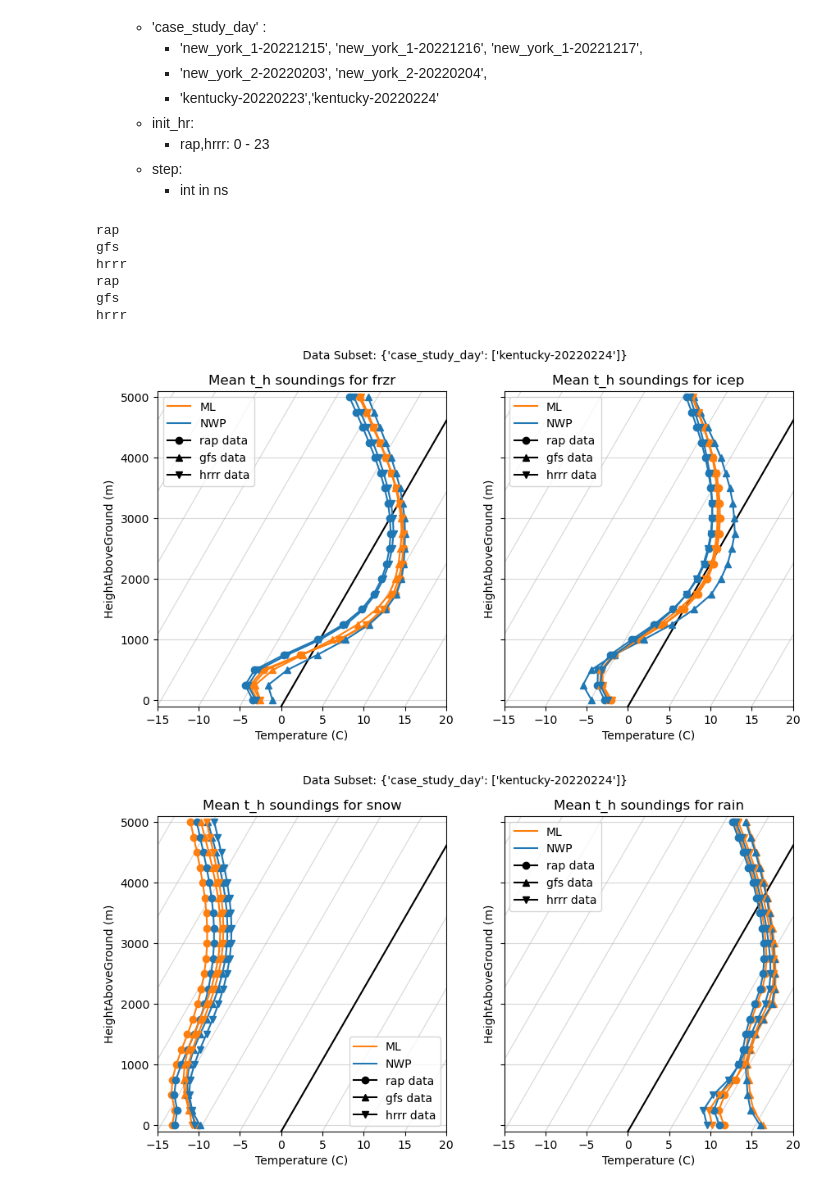
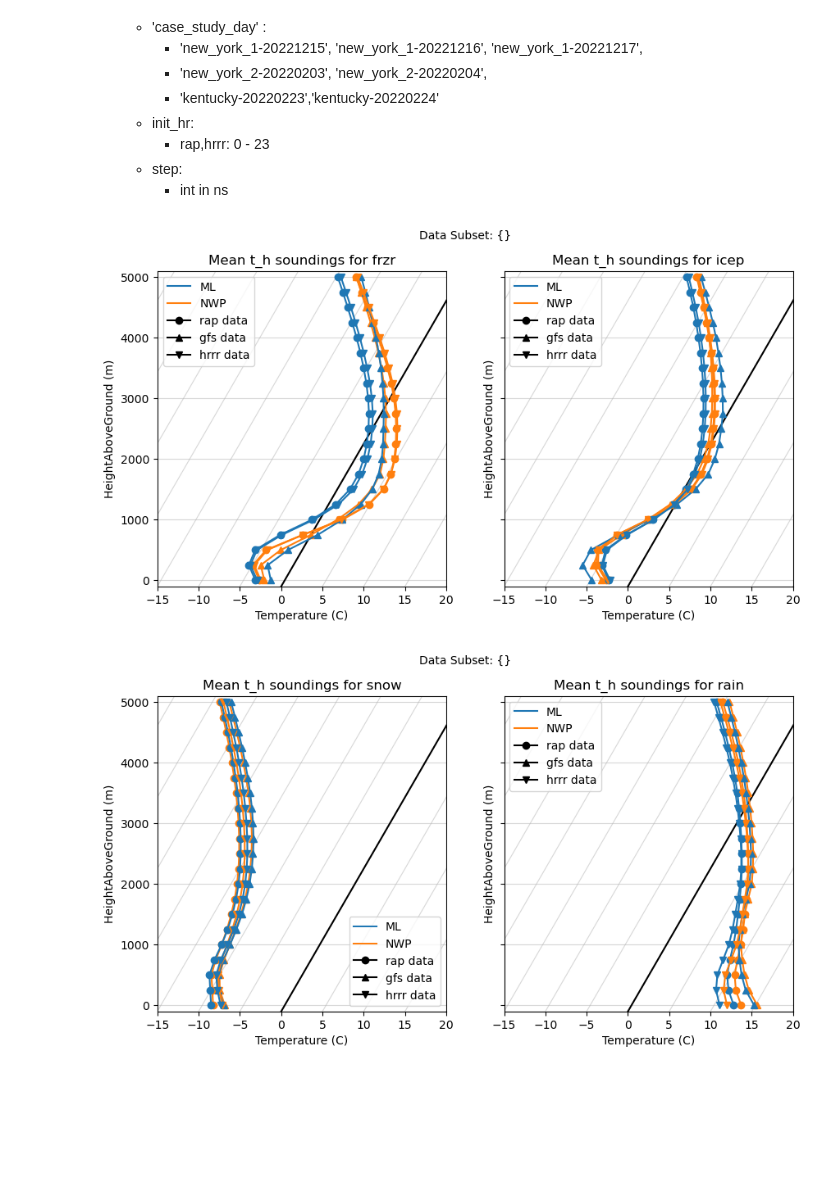
Before and after one commit to ai2es/ptype-physical, a Jupyter notebook: composite-soundings/plot-all-models.ipynb, the cells around one changed output. Saved outputs shown, nothing was run; the diff lists cells and outputs as text; code cells hidden in the pictures; blank space fills up the shorter version.

```diff
--- a/composite-soundings/plot-all-models.ipynb
+++ b/composite-soundings/plot-all-models.ipynb
@@ -35,9 +35,14 @@ select
         - int in ns
 # %%
 var = 't_h'
-select_case = {'case_study_day': 'kentucky-20220224',
+select_case = {
+               #'case_study_day': 'kentucky-20220224',
                #'init_hr': [0,2],
               }
+
+color_dict = {'NWP': '#FF7F0E',
+              'ML': '#1F77B4'}
+
 
 lstyledict = {'t_h': 'solid',
               'dpt_h': 'dashed',
@@ -47,40 +52,34 @@ bad = ['cfrzr', 'cicep']
 good = ['csnow', 'crain']
 allptypes = [bad,good]
 
 for pair in allptypes:
     fig, axs = utils.skewCompositeFigAx(figsize=(10,5),num_subplots=2)
     for model, marker in zip(['rap','gfs','hrrr'], ['o', '^', 'v']):
         ds = xr.open_dataset(join(data_dir,f"{model}_all.nc"), engine='netcdf4')
         query = SoundingQuery(ds)
         h = ds.heightAboveGround
         for ax, ptype in zip(axs,pair):
             ml = query.query(['ML_' + ptype], ['t_h', 'dpt_h','wb_h'], 'mean', select_case)
             nwp = query.query([ptype], ['t_h', 'dpt_h','wb_h'], 'mean', select_case)
             ax.plot(ml[f'{var}_mean'].values.flatten(), h,
                     color='#FF7F0E', linestyle=lstyledict[var],marker=marker)
             ax.plot(nwp[f'{var}_mean'].values.flatten(), h,
                     color='#1F77B4', linestyle=lstyledict[var],marker=marker)
             ### setting plot text
             ax.set_title(f'Mean {var} soundings for {ptype[1:]}')
             ax.set_xlim(-15,20)
             ax.set_xlabel('Temperature (C)')
             ax.set_ylabel('HeightAboveGround (m)')
             if model=='rap':
-                line, = ax.plot([],[], color='#FF7F0E')
+                line, = ax.plot([],[], color=color_dict['ML'])
                 line.set_label('ML')
-                line, = ax.plot([],[], color='#1F77B4')
+                line, = ax.plot([],[], color=color_dict['NWP'])
                 line.set_label('NWP')
 
             line, = ax.plot([],[], marker=marker, color='0')
             line.set_label(f'{model} data')
             ax.legend()
     fig.suptitle(f'Data Subset: {select_case}', fontsize=10)
 # %% [output]
-rap
-gfs
-hrrr
-rap
-gfs
-hrrr
-[figure, old version]
+[figure, new version]
-[figure, old version]
+[figure, new version]
```
Also changed, not shown: 7 other files.
